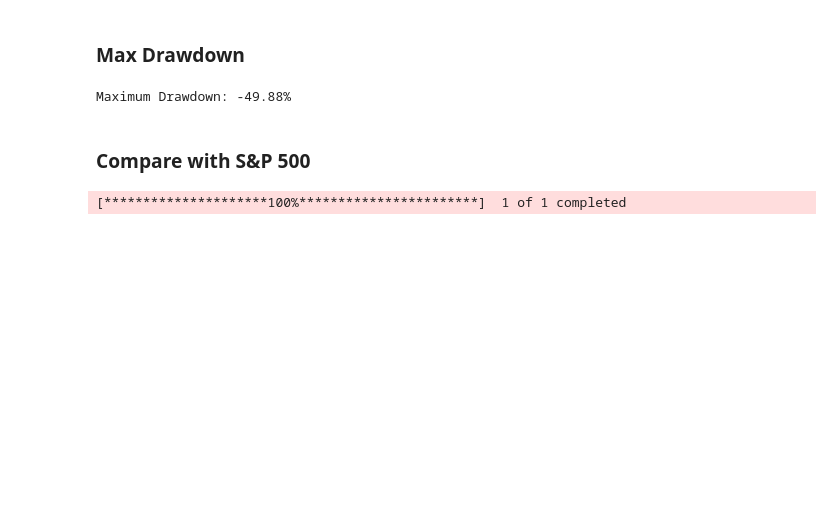
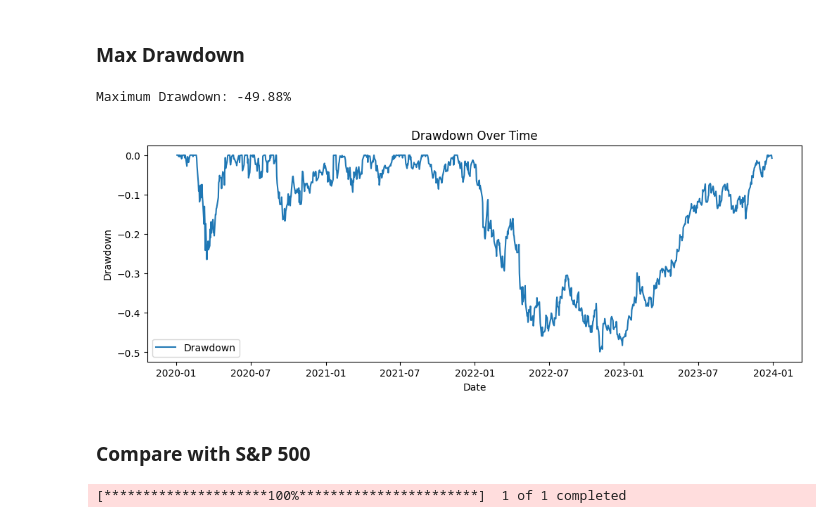
Before and after one commit to SanyaNanda/Machine-Learning, a Jupyter notebook: portfolio_return_risk_analysis.ipynb, the cells around one changed output. Saved outputs shown, nothing was run; the diff lists cells and outputs as text; code cells hidden in the pictures; blank space fills up the shorter version.

```diff
--- a/portfolio_return_risk_analysis.ipynb
+++ b/portfolio_return_risk_analysis.ipynb
@@ -94,6 +113,16 @@ fig.update_layout(title='Drawdown Over Time', xaxis_title='Date', yaxis_title='D
 fig.show()
 # %% [output]
 Maximum Drawdown: -49.88%
+# %%
+plt.figure(figsize=(12, 4))
+plt.plot(drawdown, label='Drawdown')
+plt.title("Drawdown Over Time")
+plt.ylabel("Drawdown")
+plt.xlabel("Date")
+plt.legend()
+plt.show()
+# %% [output]
+[figure, added]
 # %% [markdown]
 ### Compare with S&P 500
 # %%
```
Also changed, not shown: parts of 5 cells of this notebook.
